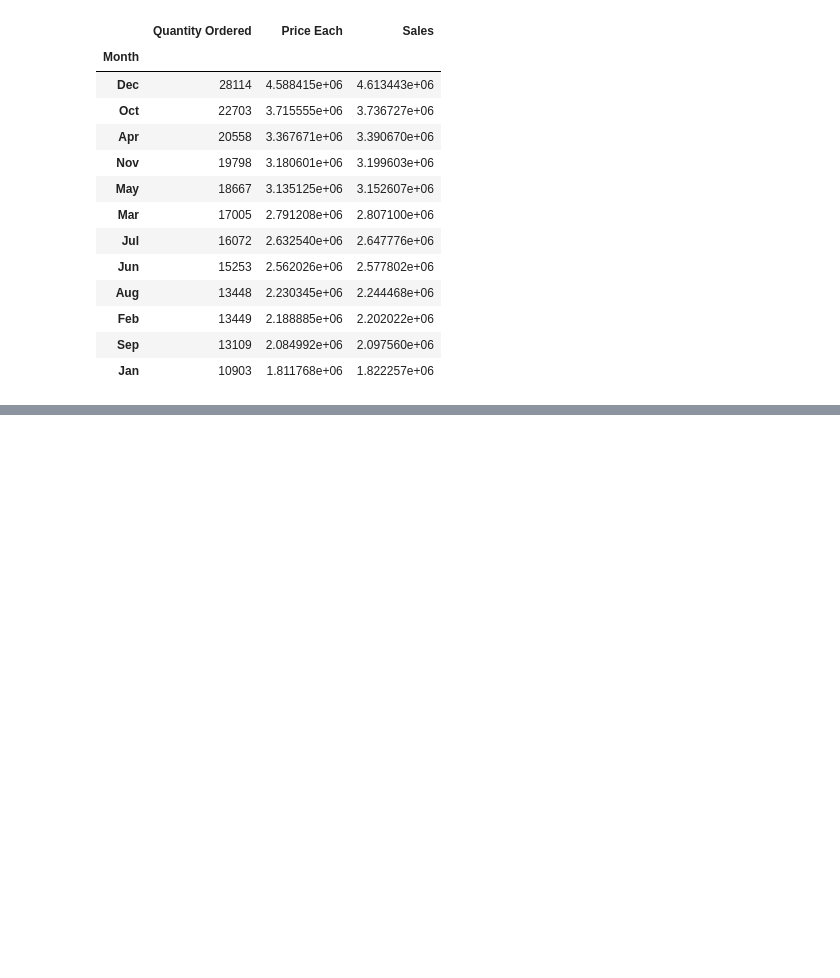
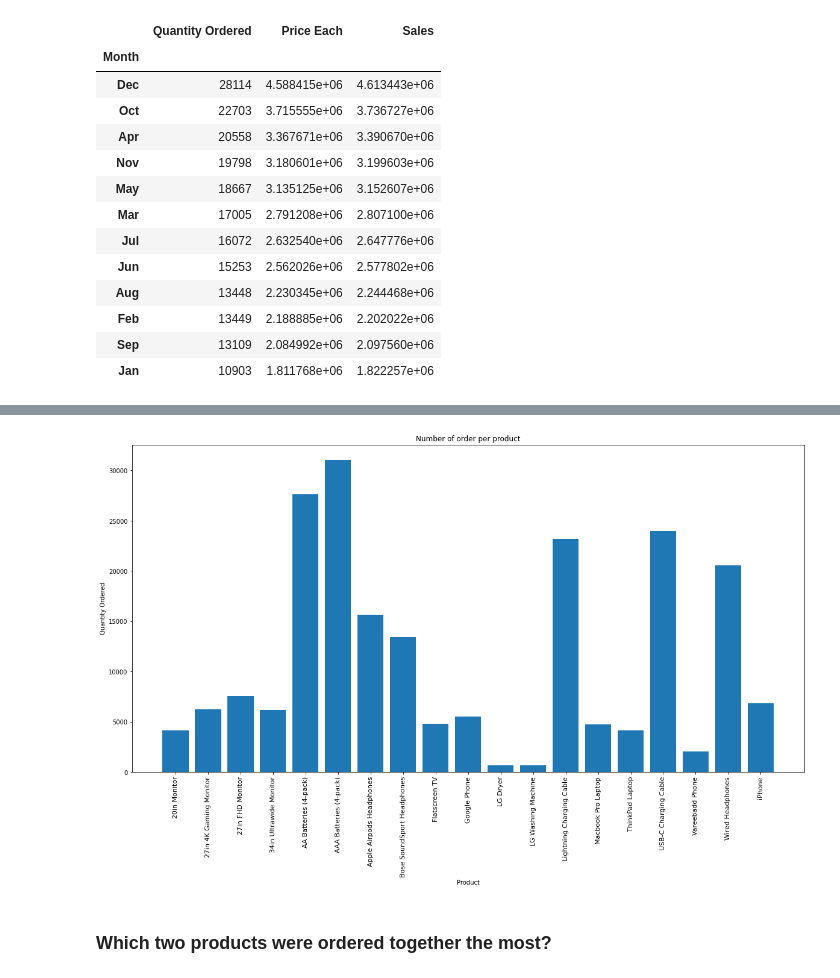
Before and after one commit to Raknala/Sales-data-analysis, a Jupyter notebook: sales_analysis.ipynb, the cells around one changed output, grey strips where cells are left out. Drawn from its saved outputs; the diff is of its cells as text; code cells hidden in the pictures; blank space fills up the shorter version.

```diff
--- a/sales_analysis.ipynb
+++ b/sales_analysis.ipynb
@@ -415,0 +418,2 @@ Looking at the line chart , we can conculde that the peak time for ordering in 1
+# %%
+result = data.groupby(['Product']).sum()
@@ -415,0 +430,12 @@ Looking at the line chart , we can conculde that the peak time for ordering in 1
+# %%
+plt.figure(figsize=(20,10))
+plt.bar(result.index , result['Quantity Ordered'])
+plt.xticks(result.index , rotation = 'vertical', size=11)
+plt.xlabel('Product')
+plt.ylabel('Quantity Ordered')
+plt.title('Number of order per product')
+plt.show()
+# %% [output]
+[figure, added]
+# %% [markdown]
+### Which two products were ordered together the most?
```
Also changed, not shown: parts of 70 cells of this notebook.
